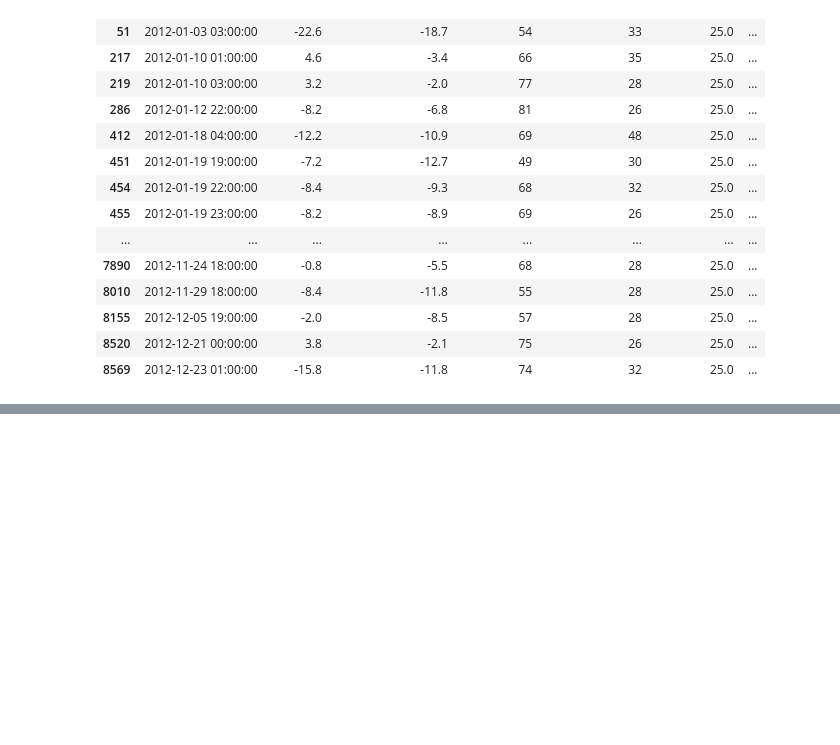
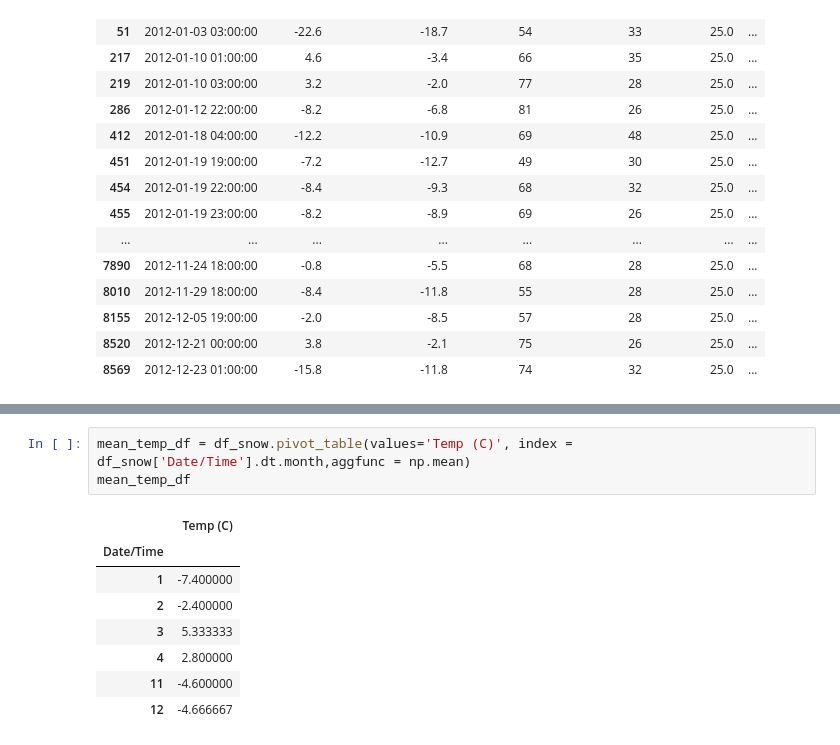
Before and after one commit to ruditmathews/PythonForDE, a Jupyter notebook: Basics/basics.ipynb, the cells around one changed output, grey strips where cells are left out. Drawn from its saved outputs; the diff is of its cells as text; blank space fills up the shorter version.

```diff
--- a/Basics/basics.ipynb
+++ b/Basics/basics.ipynb
@@ -625,0 +665,12 @@ df_snow
+# %%
+mean_temp_df = df_snow.pivot_table(values='Temp (C)', index = df_snow['Date/Time'].dt.month,aggfunc = np.mean)
+mean_temp_df
+# %% [output]
+|  | Temp (C) |
+| Date/Time |  |
+| 1 | -7.400000 |
+| 2 | -2.400000 |
+| 3 | 5.333333 |
+| 4 | 2.800000 |
+| 11 | -4.600000 |
+| 12 | -4.666667 |
```
Also changed, not shown: parts of 13 cells of this notebook.
